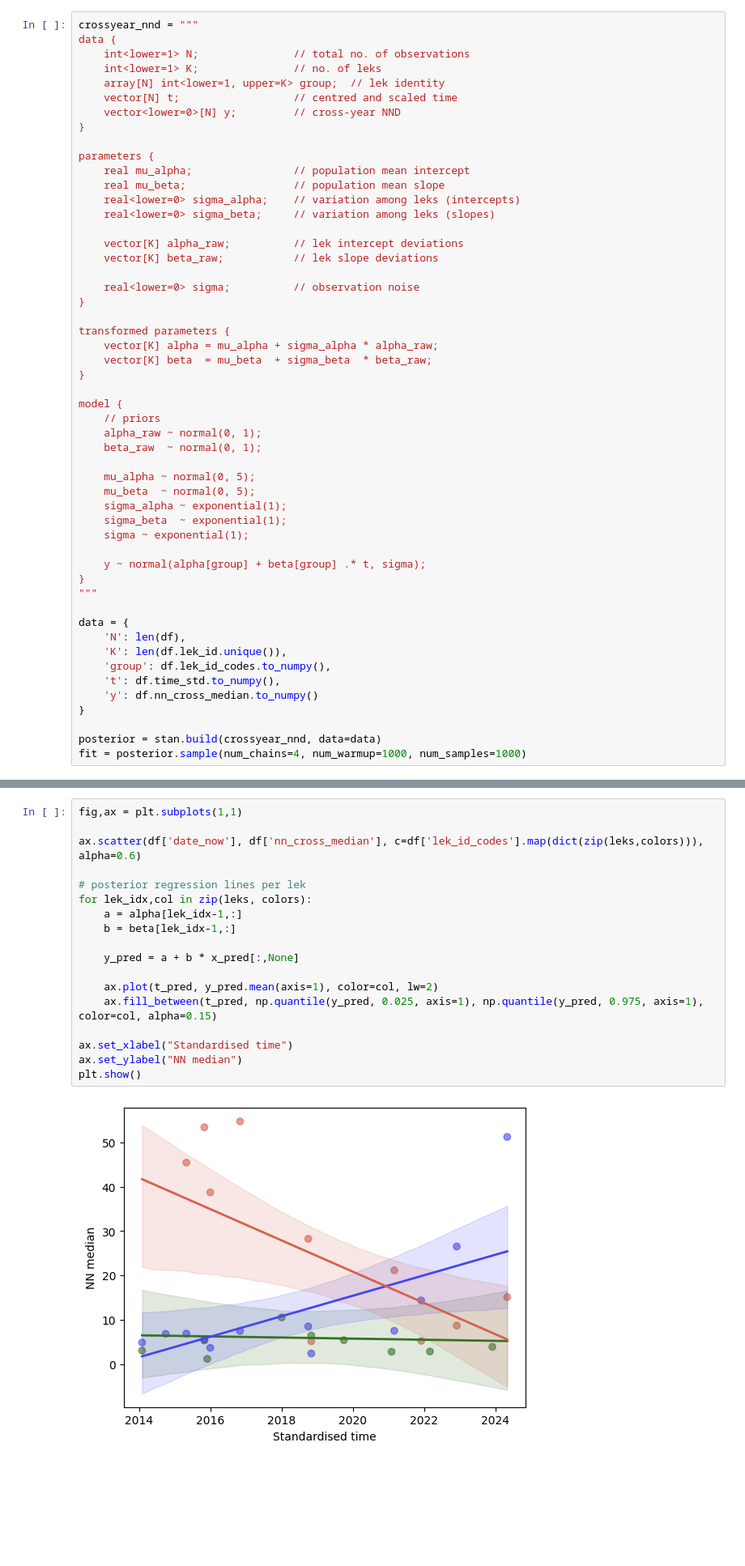
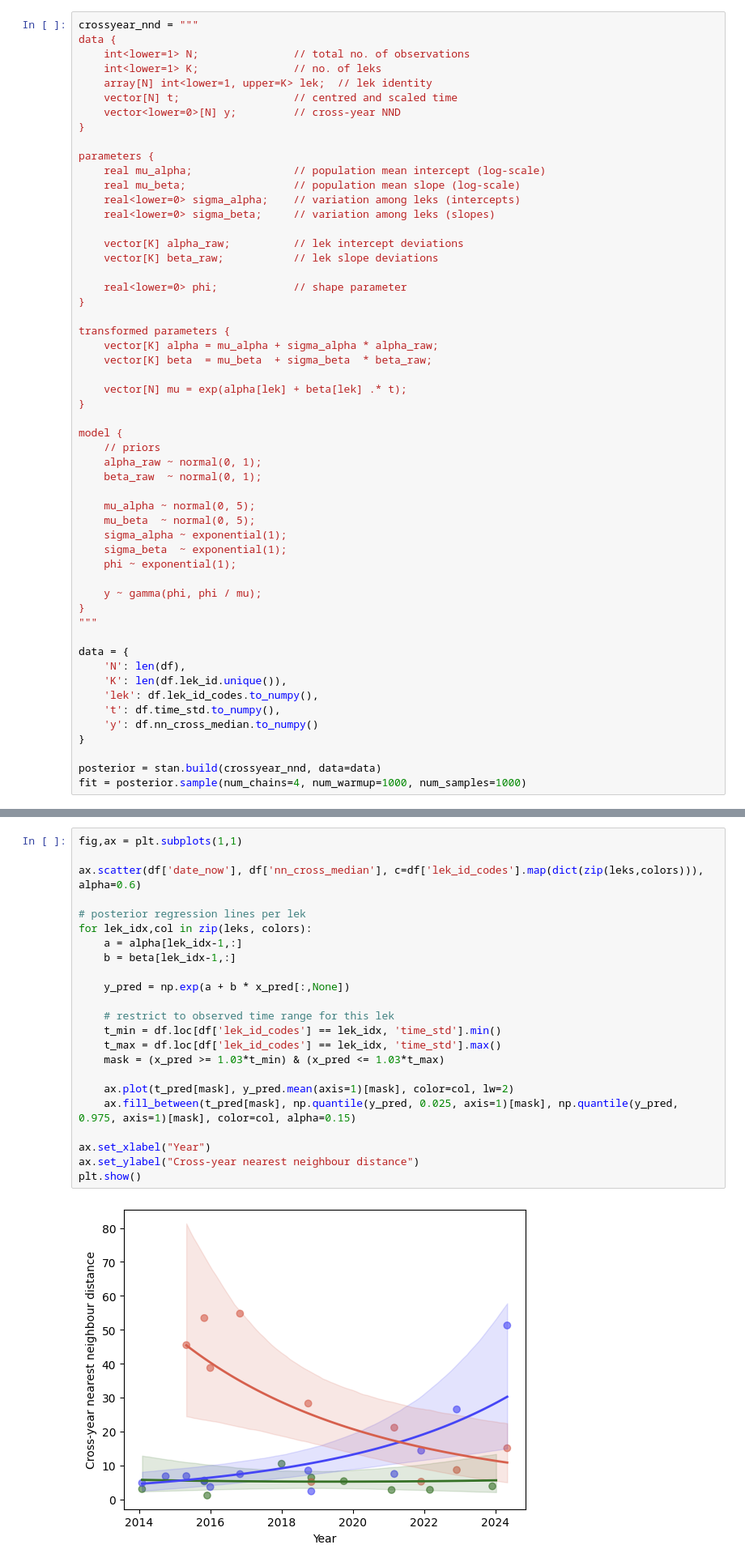
Before and after one commit to ruthviksp/territory_geometry, a Jupyter notebook: model_timeseries.ipynb, the cells around one changed output, grey strips where cells are left out. Shown at 81% size. Drawn from its saved outputs; the diff is of its cells as text; blank space fills up the shorter version.

Commit message:
converted to a gamma glm

```diff
--- a/model_timeseries.ipynb
+++ b/model_timeseries.ipynb
@@ -40,26 +40,28 @@ crossyear_nnd = """
 data {
     int<lower=1> N;               // total no. of observations
     int<lower=1> K;               // no. of leks
-    array[N] int<lower=1, upper=K> group;  // lek identity
+    array[N] int<lower=1, upper=K> lek;  // lek identity
     vector[N] t;                  // centred and scaled time
     vector<lower=0>[N] y;         // cross-year NND
 }
 
 parameters {
-    real mu_alpha;                // population mean intercept
-    real mu_beta;                 // population mean slope
+    real mu_alpha;                // population mean intercept (log-scale)
+    real mu_beta;                 // population mean slope (log-scale)
     real<lower=0> sigma_alpha;    // variation among leks (intercepts)
     real<lower=0> sigma_beta;     // variation among leks (slopes)
 
     vector[K] alpha_raw;          // lek intercept deviations
     vector[K] beta_raw;           // lek slope deviations
 
-    real<lower=0> sigma;          // observation noise
+    real<lower=0> phi;            // shape parameter
 }
 
 transformed parameters {
     vector[K] alpha = mu_alpha + sigma_alpha * alpha_raw;
     vector[K] beta  = mu_beta  + sigma_beta  * beta_raw;
+
+    vector[N] mu = exp(alpha[lek] + beta[lek] .* t);
 }
 
 model {
@@ -71,16 +73,16 @@ model {
     mu_beta  ~ normal(0, 5);
     sigma_alpha ~ exponential(1);
     sigma_beta  ~ exponential(1);
-    sigma ~ exponential(1);
+    phi ~ exponential(1);
 
-    y ~ normal(alpha[group] + beta[group] .* t, sigma);
+    y ~ gamma(phi, phi / mu);
 }
 """
 
 data = {
     'N': len(df),
     'K': len(df.lek_id.unique()),
-    'group': df.lek_id_codes.to_numpy(),
+    'lek': df.lek_id_codes.to_numpy(),
     't': df.time_std.to_numpy(),
     'y': df.nn_cross_median.to_numpy()
 }
@@ -118,20 +121,25 @@ beta  = fit['beta']
 # %%
 fig,ax = plt.subplots(1,1)
 
 ax.scatter(df['date_now'], df['nn_cross_median'], c=df['lek_id_codes'].map(dict(zip(leks,colors))), alpha=0.6)
 
 # posterior regression lines per lek
 for lek_idx,col in zip(leks, colors):
     a = alpha[lek_idx-1,:]
     b = beta[lek_idx-1,:]
 
-    y_pred = a + b * x_pred[:,None]
+    y_pred = np.exp(a + b * x_pred[:,None])
 
-    ax.plot(t_pred, y_pred.mean(axis=1), color=col, lw=2)
-    ax.fill_between(t_pred, np.quantile(y_pred, 0.025, axis=1), np.quantile(y_pred, 0.975, axis=1), color=col, alpha=0.15)
+    # restrict to observed time range for this lek
+    t_min = df.loc[df['lek_id_codes'] == lek_idx, 'time_std'].min()
+    t_max = df.loc[df['lek_id_codes'] == lek_idx, 'time_std'].max()
+    mask = (x_pred >= 1.03*t_min) & (x_pred <= 1.03*t_max)
 
-ax.set_xlabel("Standardised time")
-ax.set_ylabel("NN median")
+    ax.plot(t_pred[mask], y_pred.mean(axis=1)[mask], color=col, lw=2)
+    ax.fill_between(t_pred[mask], np.quantile(y_pred, 0.025, axis=1)[mask], np.quantile(y_pred, 0.975, axis=1)[mask], color=col, alpha=0.15)
+
+ax.set_xlabel("Year")
+ax.set_ylabel("Cross-year nearest neighbour distance")
 plt.show()
 # %% [output]
-[figure, old version]
+[figure, new version]
```
Also changed, not shown: parts of 15 cells of this notebook.
